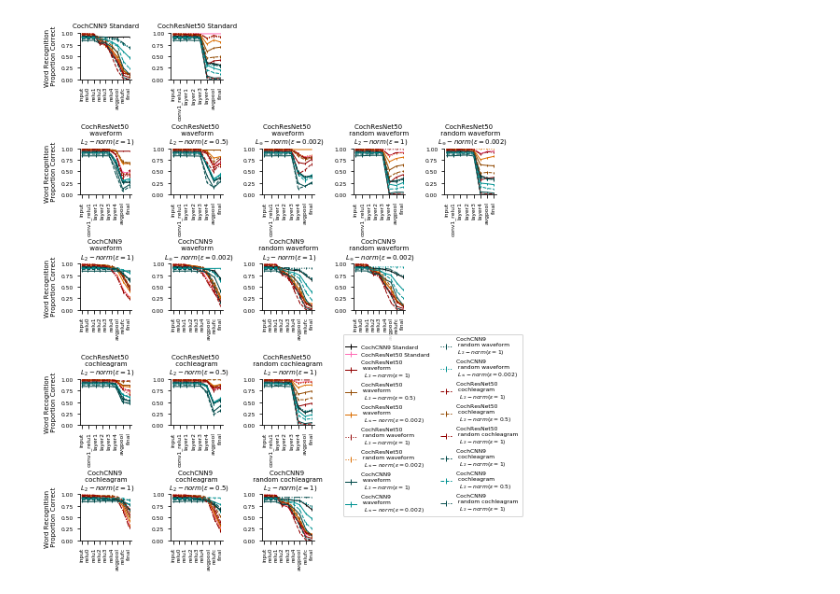
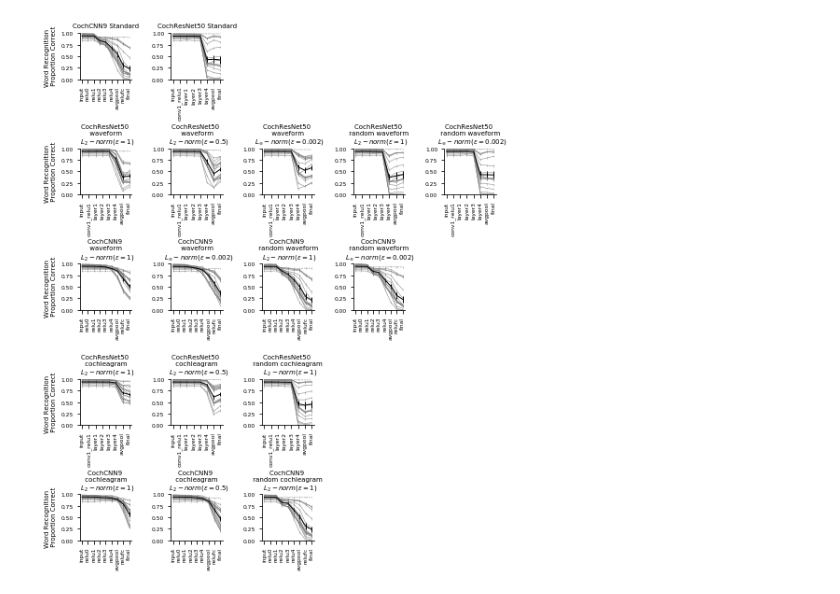
Before and after one commit to jenellefeather/model_metamers_pytorch, a Jupyter notebook: notebooks/AudioNetworkNetworkPredictions.ipynb, the cells around one changed output. Drawn from its saved outputs; the diff is of its cells as text; code cells hidden in the pictures.

```diff
--- a/notebooks/AudioNetworkNetworkPredictions.ipynb
+++ b/notebooks/AudioNetworkNetworkPredictions.ipynb
@@ -104,7 +107,7 @@ models_by_type = {'kell2018':'standard',
 
 model_types = ['standard','adv_trained_wav','adv_trained_coch','rand_trained_wav','rand_trained_coch']
 # %%
-# Raw data -- all models. 16 way predictions because that is what the humans did (and this is how we validated the metamers)
+# Raw data -- all models.
 
 current_row = 0
 subplot_idx=0
@@ -132,40 +135,50 @@ for met_mod_idx, metamer_model in enumerate(models_to_evaluate):
         eval_pckl = pckl.load(open(pckl_path, 'rb'))
         # Store the data here.
         for layer in metamer_model_layers:
-            all_other_nets_evals[metamer_model][layer].append(eval_pckl['average_correct'][layer])
-            all_other_nets_evals_by_type[metamer_model][layer][models_by_type[measured_model]].append(eval_pckl['average_correct'][layer])
+            if measured_model!=metamer_model:
+                all_other_nets_evals[metamer_model][layer].append(eval_pckl['average_correct'][layer])
+                all_other_nets_evals_by_type[metamer_model][layer][models_by_type[measured_model]].append(eval_pckl['average_correct'][layer])
+        if measured_model==metamer_model:
+            this_plot_linestyle = '--'
+        else:
+            this_plot_linestyle = '-'
         axs[current_row, subplot_idx].errorbar(range(len(metamer_model_layers)),
                  [eval_pckl['average_correct'][layer] for layer in metamer_model_layers],
                      yerr=[eval_pckl['bootstrap_sem'][layer] for layer in metamer_model_layers],
-                 color=model_cmap_dict[measured_model],
-                 linewidth=1,
-                 ls=model_style_dict[measured_model])
+                 color='grey',
+                 linewidth=0.5,
+                 ls=this_plot_linestyle)
+    # plot the average
+    axs[current_row, subplot_idx].errorbar(range(len(metamer_model_layers)),
+             [np.mean(np.array(all_other_nets_evals[metamer_model][layer])) for layer in metamer_model_layers],
+                 yerr=[np.std(np.array(all_other_nets_evals[metamer_model][layer]))/np.sqrt(len(all_other_nets_evals[metamer_model][layer])) for layer in metamer_model_layers],
+             color='k',
+             linewidth=1,
+             ls='-')
     axs[current_row, subplot_idx].set_title(model_name, fontsize=7)
     axs[current_row, subplot_idx].set_ylim([0,1])
     if subplot_idx==0:
         axs[current_row, subplot_idx].set_ylabel('Word Recognition \n Proportion Correct', fontsize=7)
-    if (current_row==3) and (subplot_idx==2):
-        axs[current_row, subplot_idx].legend([all_model_info.ALL_NETWORKS_AND_LAYERS_AUDIO[name]['paper_name'] for name in models_to_evaluate], loc='center left', bbox_to_anchor=(1.5, 0), fontsize=6, ncol=2)
     axs[current_row, subplot_idx].set_xticks(range(len(metamer_model_layers)))
     axs[current_row, subplot_idx].set_xticklabels(labels=[layer.split('_fake_relu')[0].split('_fakerelu')[0].split('_after_preproc')[0] for layer in metamer_model_layers], rotation=90, fontsize=6)
     # Hide the right and top spines
     axs[current_row, subplot_idx].spines['right'].set_visible(False)
     axs[current_row, subplot_idx].spines['top'].set_visible(False)
 
 
     try:
         if plot_num[met_mod_idx+1]!=current_row:
             for k in range(subplot_idx+1,num_columns):
                 axs[current_row,k].set_axis_off()
             current_row+=1
             subplot_idx=0
         else:
             subplot_idx+=1
     except IndexError:
         for k in range(subplot_idx+1,num_columns):
             axs[current_row,k].set_axis_off()
         continue
 
-plt.savefig('audio_model_model_comparisons_all_models.pdf')
+# plt.savefig('audio_model_model_comparisons_all_models_no_color.pdf')
 # %% [output]
-[figure, old version]
+[figure, new version]
```
Also changed, not shown: parts of 9 cells of this notebook, 1 other file.
